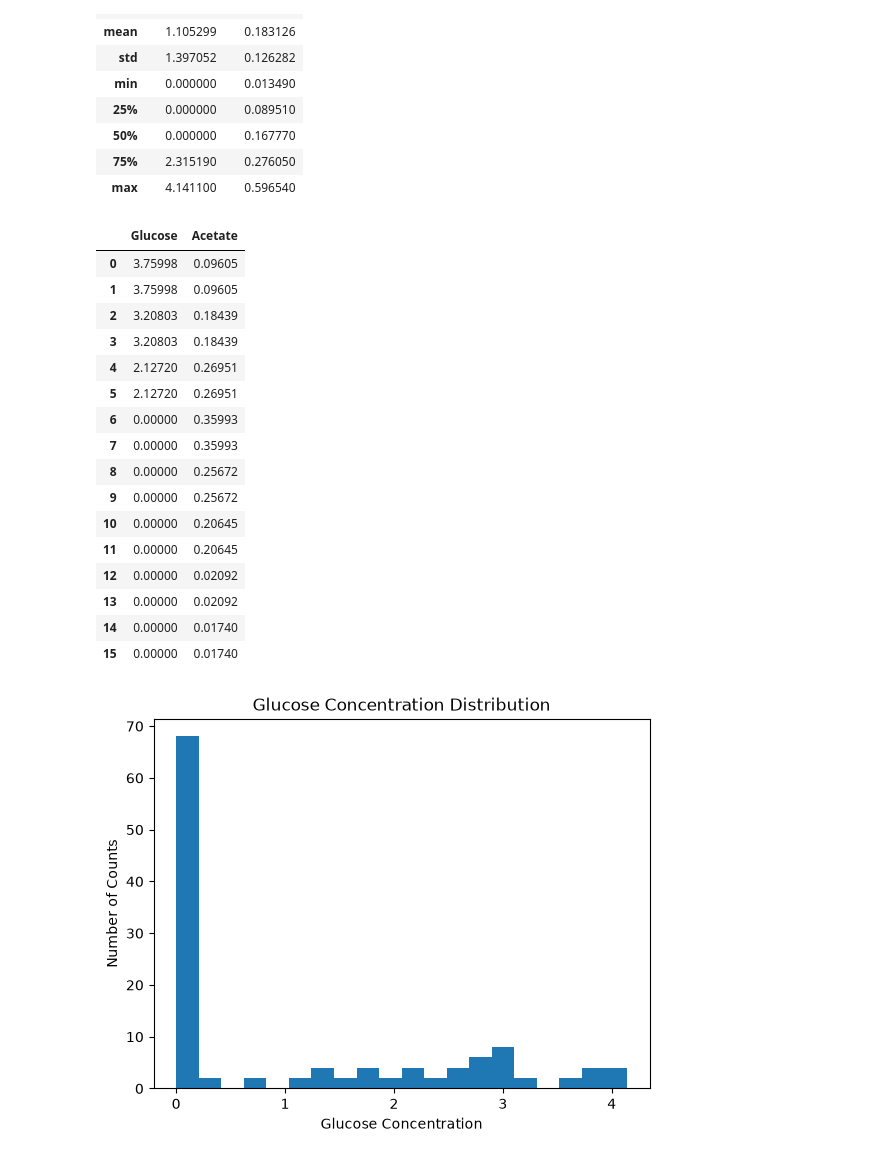
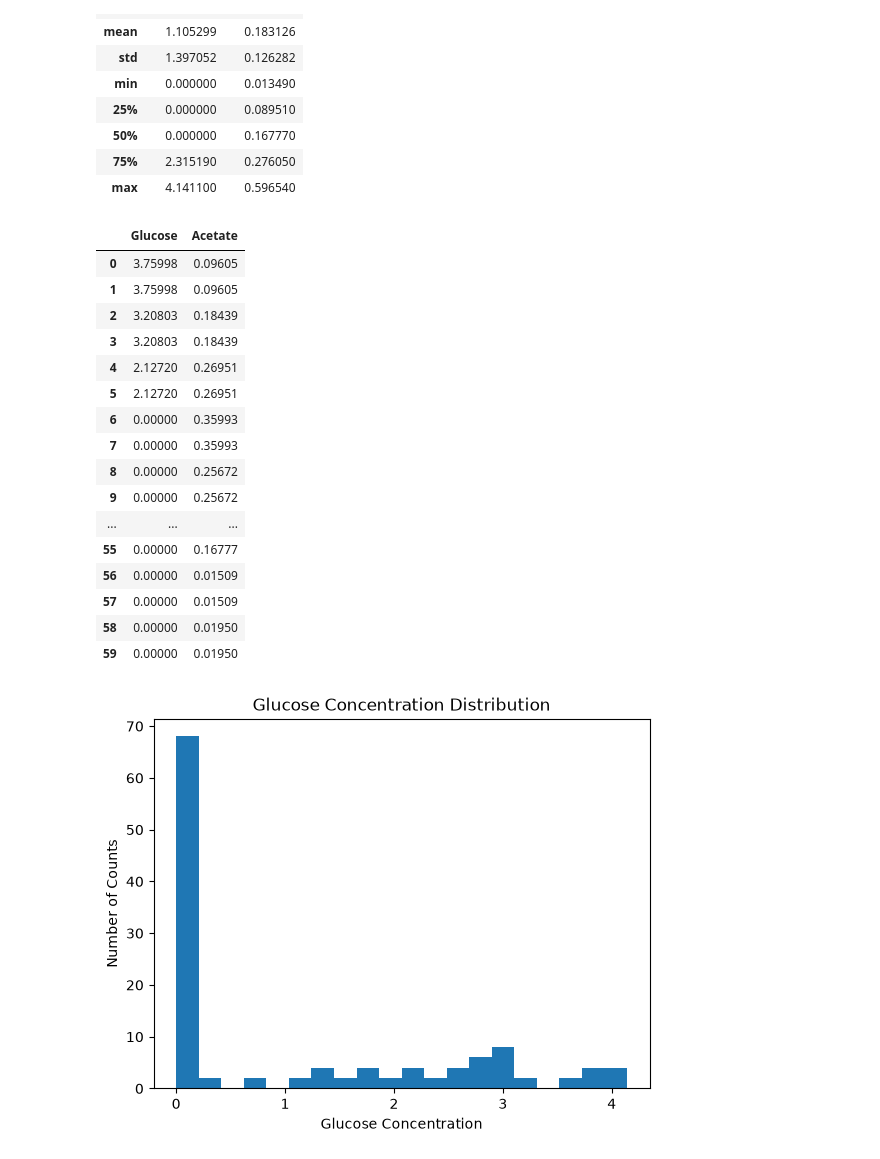
Before and after one commit to DanielU1603/Soft-Biosensor, a Jupyter notebook: Exploratory Analysis/ecoli_fermentation.ipynb, the cells around one changed output. Saved outputs shown, nothing was run; the diff lists cells and outputs as text; code cells hidden in the pictures.

```diff
--- a/Exploratory Analysis/ecoli_fermentation.ipynb
+++ b/Exploratory Analysis/ecoli_fermentation.ipynb
@@ -331,25 +429,25 @@ df.loc[:, ["Glucose", "Acetate"]].describe()
 | 75% | 2.315190 | 0.276050 |
 | max | 4.141100 | 0.596540 |
 # %%
-df[["Glucose", "Acetate"]].head(16)
+df[["Glucose", "Acetate"]].head()
 # %% [output]
 |  | Glucose | Acetate |
 | 0 | 3.75998 | 0.09605 |
 | 1 | 3.75998 | 0.09605 |
 | 2 | 3.20803 | 0.18439 |
 | 3 | 3.20803 | 0.18439 |
 | 4 | 2.12720 | 0.26951 |
 | 5 | 2.12720 | 0.26951 |
 | 6 | 0.00000 | 0.35993 |
 | 7 | 0.00000 | 0.35993 |
 | 8 | 0.00000 | 0.25672 |
 | 9 | 0.00000 | 0.25672 |
-| 10 | 0.00000 | 0.20645 |
-| 11 | 0.00000 | 0.20645 |
-| 12 | 0.00000 | 0.02092 |
-| 13 | 0.00000 | 0.02092 |
-| 14 | 0.00000 | 0.01740 |
-| 15 | 0.00000 | 0.01740 |
+| ... | ... | ... |
+| 55 | 0.00000 | 0.16777 |
+| 56 | 0.00000 | 0.01509 |
+| 57 | 0.00000 | 0.01509 |
+| 58 | 0.00000 | 0.01950 |
+| 59 | 0.00000 | 0.01950 |
 # %%
 #target variables distribution
 
```
Also changed, not shown: parts of 6 cells of this notebook.
